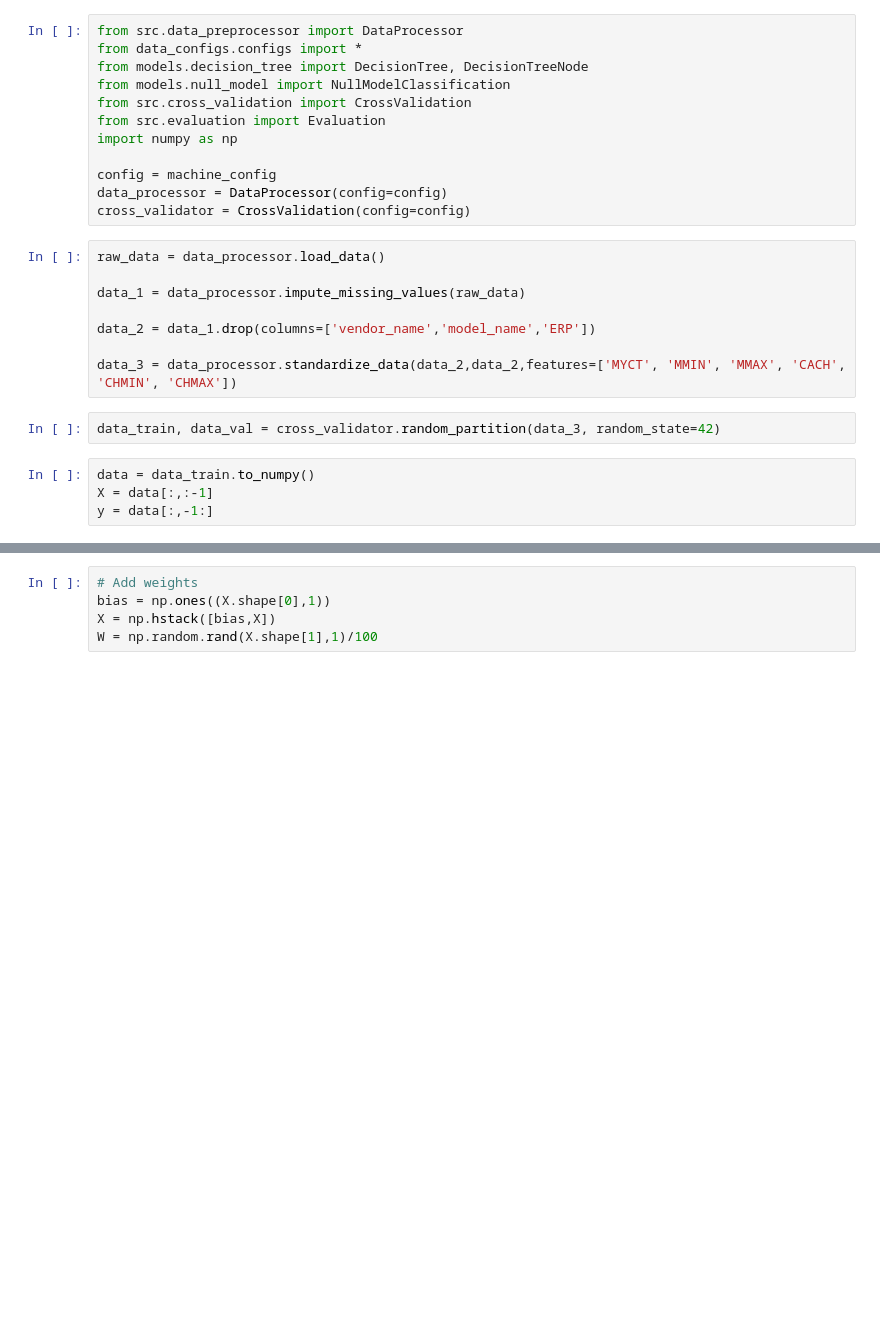
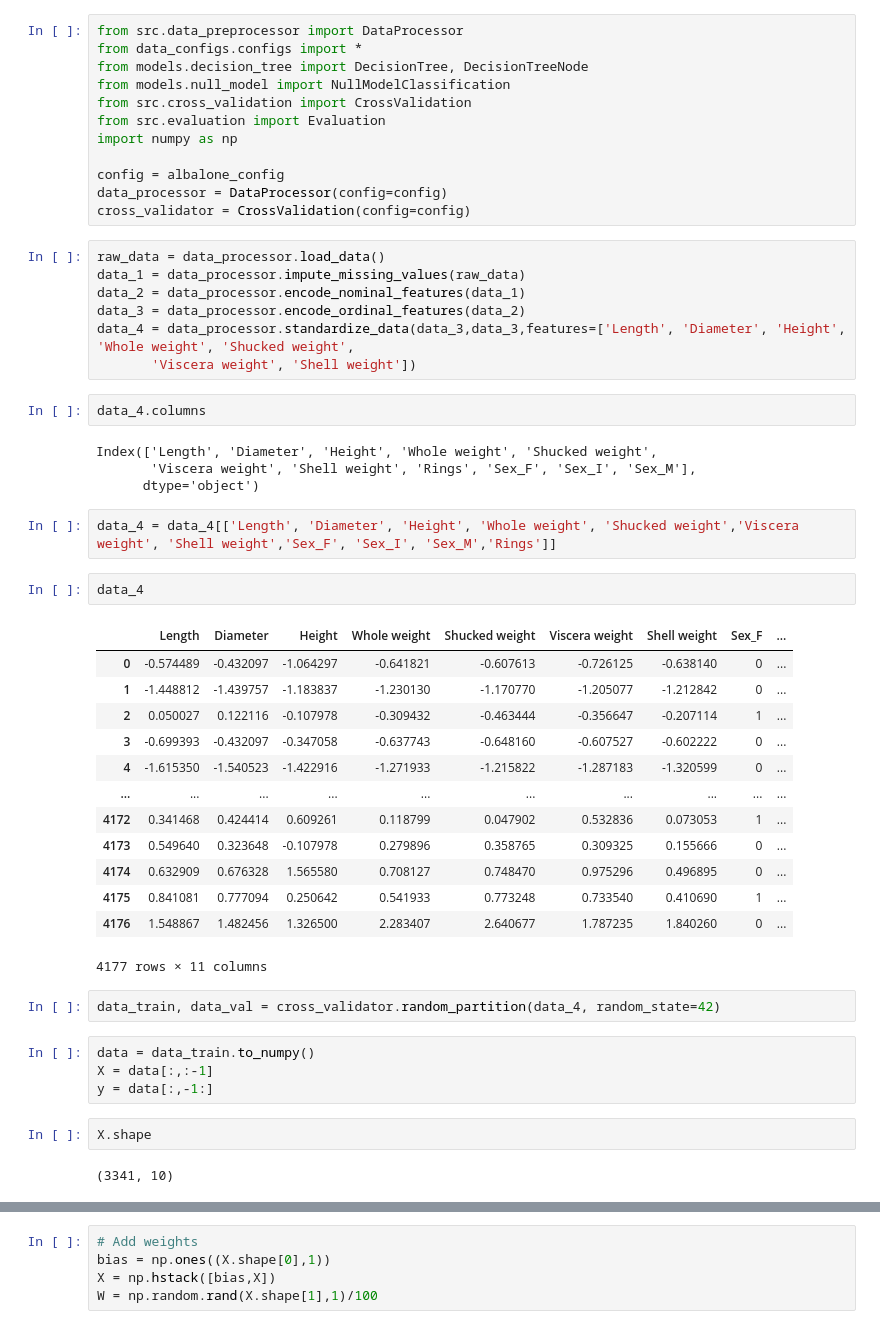
Before and after one commit to srikantamehta/ML-Models-from-Scratch, a Jupyter notebook: linear_regression_test.ipynb, the cells around one changed output, grey strips where cells are left out. Saved outputs shown, nothing was run; the diff lists cells and outputs as text; blank space fills up the shorter version.

```diff
--- a/linear_regression_test.ipynb
+++ b/linear_regression_test.ipynb
@@ -7,20 +7,47 @@ from src.cross_validation import CrossValidation
 from src.evaluation import Evaluation
 import numpy as np
 
-config = machine_config
+config = albalone_config
 data_processor = DataProcessor(config=config)
 cross_validator = CrossValidation(config=config)
-# %%
-raw_data = data_processor.load_data()
-
-data_1 = data_processor.impute_missing_values(raw_data)
-
-data_2 = data_1.drop(columns=['vendor_name','model_name','ERP'])
-
-data_3 = data_processor.standardize_data(data_2,data_2,features=['MYCT', 'MMIN', 'MMAX', 'CACH', 'CHMIN', 'CHMAX'])
+# %%
+raw_data = data_processor.load_data()
+data_1 = data_processor.impute_missing_values(raw_data)
+data_2 = data_processor.encode_nominal_features(data_1)
+data_3 = data_processor.encode_ordinal_features(data_2)
+data_4 = data_processor.standardize_data(data_3,data_3,features=['Length', 'Diameter', 'Height', 'Whole weight', 'Shucked weight',
+       'Viscera weight', 'Shell weight'])
+# %%
+data_4.columns
+# %% [output]
+Index(['Length', 'Diameter', 'Height', 'Whole weight', 'Shucked weight',
+       'Viscera weight', 'Shell weight', 'Rings', 'Sex_F', 'Sex_I', 'Sex_M'],
+      dtype='object')
+# %%
+data_4 = data_4[['Length', 'Diameter', 'Height', 'Whole weight', 'Shucked weight','Viscera weight', 'Shell weight','Sex_F', 'Sex_I', 'Sex_M','Rings']]
+# %%
+data_4
+# %% [output]
+|  | Length | Diameter | Height | Whole weight | Shucked weight | Viscera weight | Shell weight | Sex_F | ... |
+| 0 | -0.574489 | -0.432097 | -1.064297 | -0.641821 | -0.607613 | -0.726125 | -0.638140 | 0 | ... |
+| 1 | -1.448812 | -1.439757 | -1.183837 | -1.230130 | -1.170770 | -1.205077 | -1.212842 | 0 | ... |
+| 2 | 0.050027 | 0.122116 | -0.107978 | -0.309432 | -0.463444 | -0.356647 | -0.207114 | 1 | ... |
+| 3 | -0.699393 | -0.432097 | -0.347058 | -0.637743 | -0.648160 | -0.607527 | -0.602222 | 0 | ... |
+| 4 | -1.615350 | -1.540523 | -1.422916 | -1.271933 | -1.215822 | -1.287183 | -1.320599 | 0 | ... |
+| ... | ... | ... | ... | ... | ... | ... | ... | ... | ... |
+| 4172 | 0.341468 | 0.424414 | 0.609261 | 0.118799 | 0.047902 | 0.532836 | 0.073053 | 1 | ... |
+| 4173 | 0.549640 | 0.323648 | -0.107978 | 0.279896 | 0.358765 | 0.309325 | 0.155666 | 0 | ... |
+| 4174 | 0.632909 | 0.676328 | 1.565580 | 0.708127 | 0.748470 | 0.975296 | 0.496895 | 0 | ... |
+| 4175 | 0.841081 | 0.777094 | 0.250642 | 0.541933 | 0.773248 | 0.733540 | 0.410690 | 1 | ... |
+| 4176 | 1.548867 | 1.482456 | 1.326500 | 2.283407 | 2.640677 | 1.787235 | 1.840260 | 0 | ... |
+4177 rows × 11 columns
 # %%
-data_train, data_val = cross_validator.random_partition(data_3, random_state=42)
+data_train, data_val = cross_validator.random_partition(data_4, random_state=42)
 # %%
 data = data_train.to_numpy()
 X = data[:,:-1]
 y = data[:,-1:]
+# %%
+X.shape
+# %% [output]
+(3341, 10)
```
Also changed, not shown: parts of 13 cells of this notebook, 5 other files.
